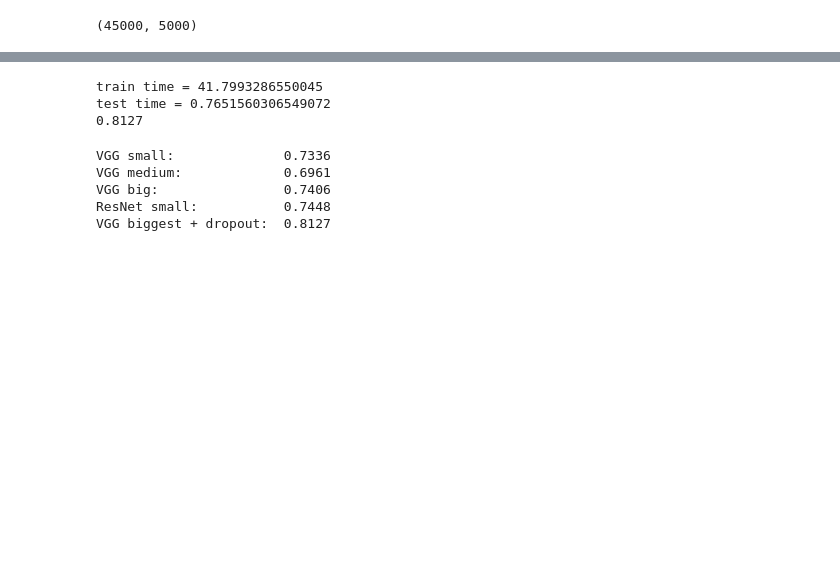
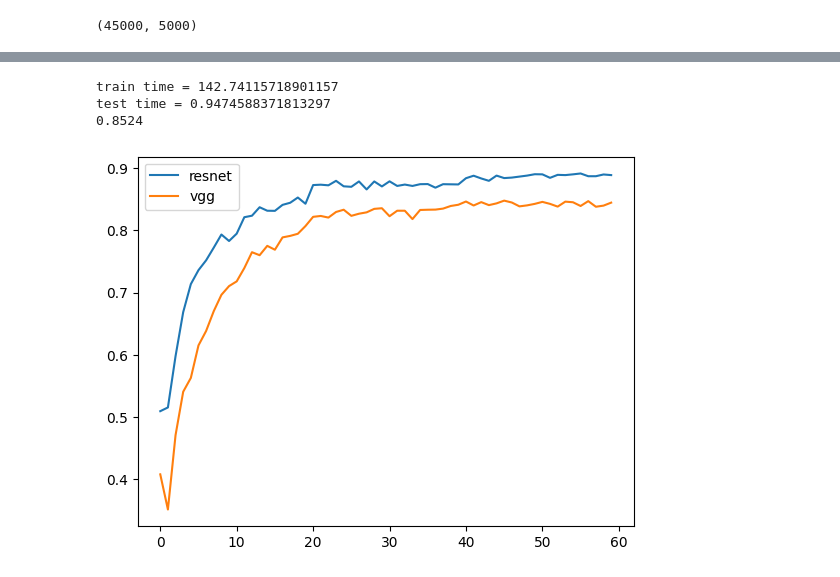
Before and after one commit to Rodimkov/deep-learning-course-practice-2023, a Jupyter notebook: 3822М1ПМвм/practical_work_1/KulandinDS/prac1.ipynb, the cells around one changed output, grey strips where cells are left out. Cells and saved outputs as stored; diff of their text form; code cells hidden in the pictures; blank space fills up the shorter version.

```diff
--- a/3822М1ПМвм/practical_work_1/KulandinDS/prac1.ipynb
+++ b/3822М1ПМвм/practical_work_1/KulandinDS/prac1.ipynb
@@ -577,6 +408,14 @@ class VGG_biggest(torch.nn.Module):
             torch.nn.ReLU(),
             torch.nn.Linear(64, 10),
         )
+        self._init()
+
+    def _init(self):
+        for param in self.parameters():
+            try:
+                torch.nn.init.xavier_normal_(param)
+            except:
+                continue
 
     def forward(self, x):
         out = self.part1(x)
@@ -603,24 +443,23 @@ vgg_biggest_acc = fit_predict(
     torch.nn.CrossEntropyLoss(),
     torch.optim.Adam,
     0.001,
-    13,
+    25,
     full_train_data_loader,
     test_data_loader,
+    3
 )
 print(vgg_biggest_acc)
 # %% [output]
-train time = 41.7993286550045
-test time = 0.7651560306549072
-0.8127
+train time = 142.74115718901157
+test time = 0.9474588371813297
+0.8524
-# %%
-print(f"VGG small:\t\t{vgg_small_acc}")
-print(f"VGG medium:\t\t{vgg_medium_acc}")
-print(f"VGG big:\t\t{vgg_big_acc}")
-print(f"ResNet small:\t\t{resnet_acc}")
-print(f"VGG biggest + dropout:\t{vgg_biggest_acc}")
-# %% [output]
-VGG small:              0.7336
-VGG medium:             0.6961
-VGG big:                0.7406
-ResNet small:           0.7448
-VGG biggest + dropout:  0.8127
+# %%
+X = range(100)
+
+plt.plot(range(60), resnet_history["val_accuracy"], label="resnet")
+plt.plot(range(60), vgg_biggest_history["val_accuracy"], label="vgg")
+plt.legend()
+
+plt.show()
+# %% [output]
+[figure, added]
```
Also changed, not shown: parts of 23 cells of this notebook, 1 other file.
